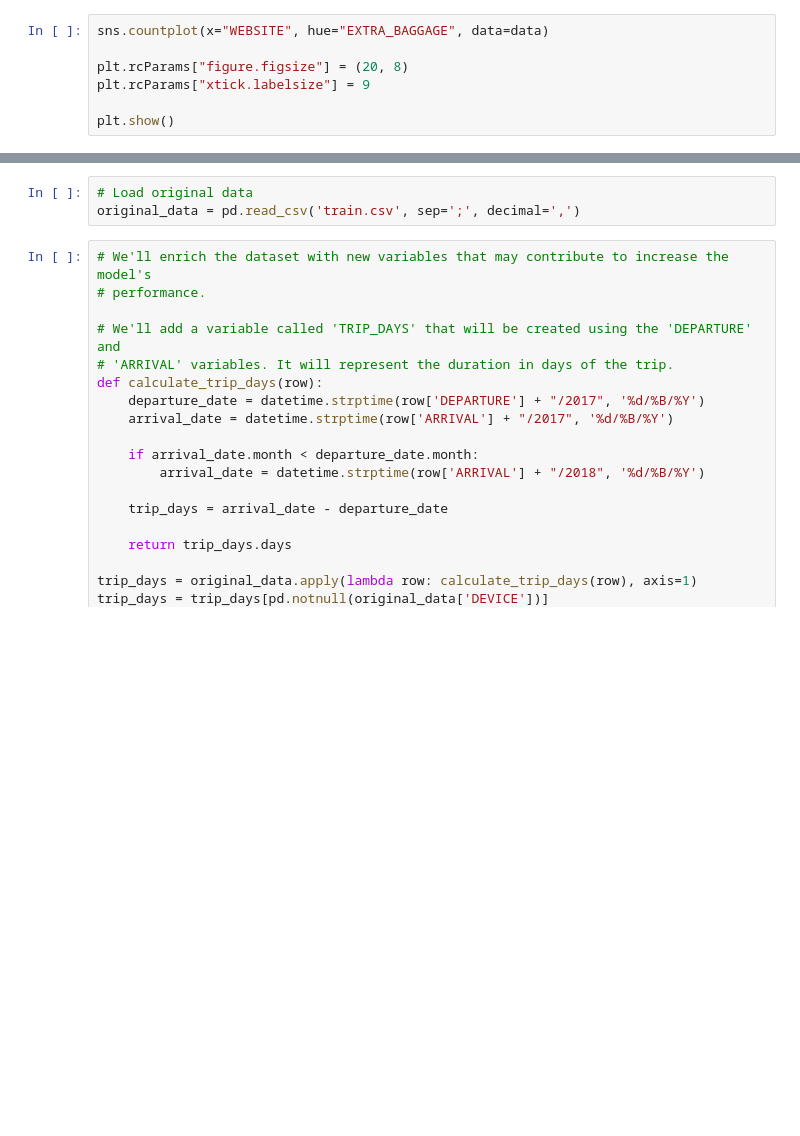
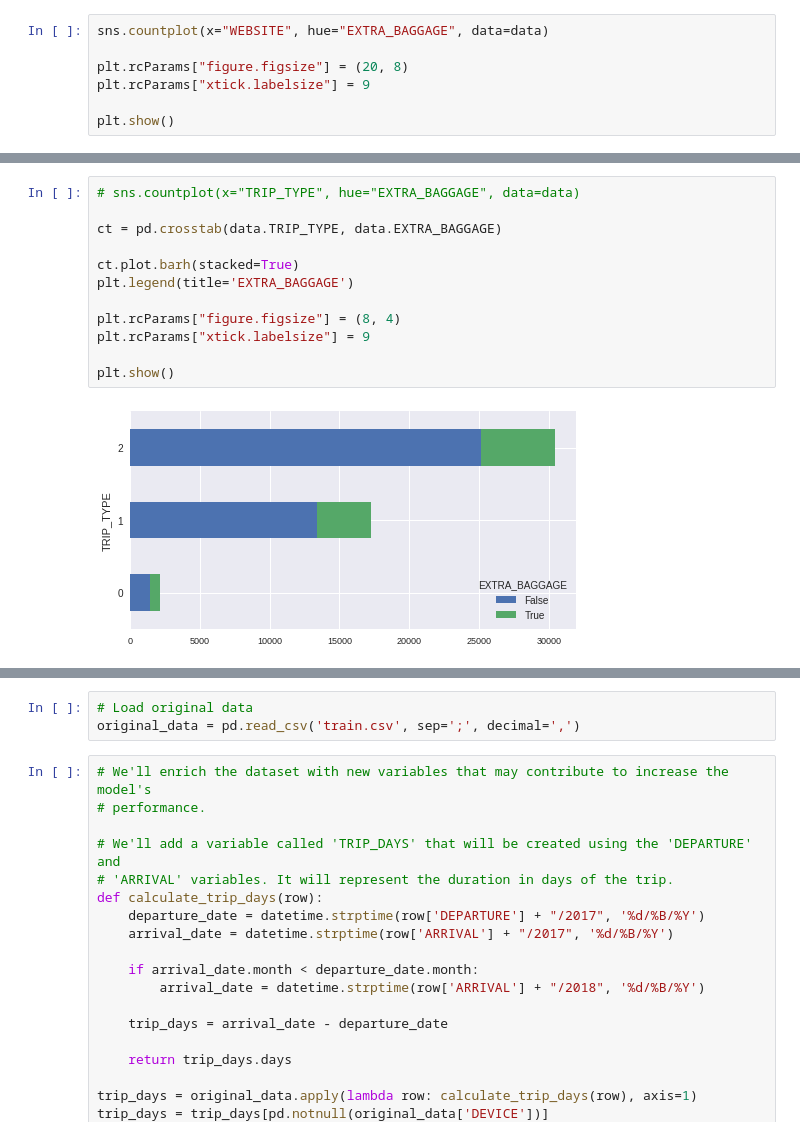
Before and after one commit to mgvaldes/edreams-exercise, a Jupyter notebook: exploratory_analysis.ipynb, the cells around one changed output, grey strips where cells are left out. Drawn from its saved outputs; the diff is of its cells as text; blank space fills up the shorter version.

```diff
--- a/exploratory_analysis.ipynb
+++ b/exploratory_analysis.ipynb
@@ -33,0 +73,14 @@ plt.show()
+# %%
+# sns.countplot(x="TRIP_TYPE", hue="EXTRA_BAGGAGE", data=data)
+
+ct = pd.crosstab(data.TRIP_TYPE, data.EXTRA_BAGGAGE)
+
+ct.plot.barh(stacked=True)
+plt.legend(title='EXTRA_BAGGAGE')
+
+plt.rcParams["figure.figsize"] = (8, 4)
+plt.rcParams["xtick.labelsize"] = 9
+
+plt.show()
+# %% [output]
+[figure, added]
```
Also changed, not shown: parts of 19 cells of this notebook, 7 other files.
